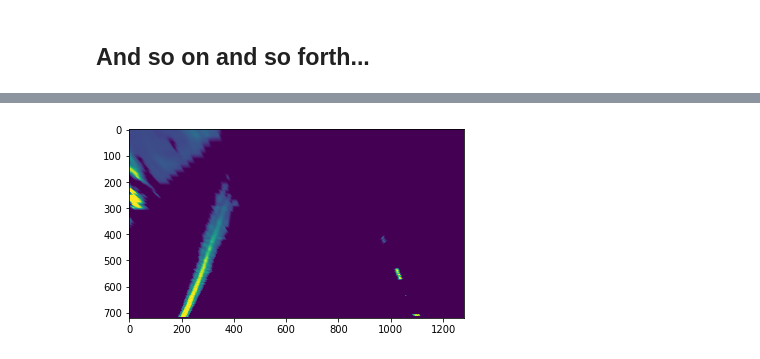
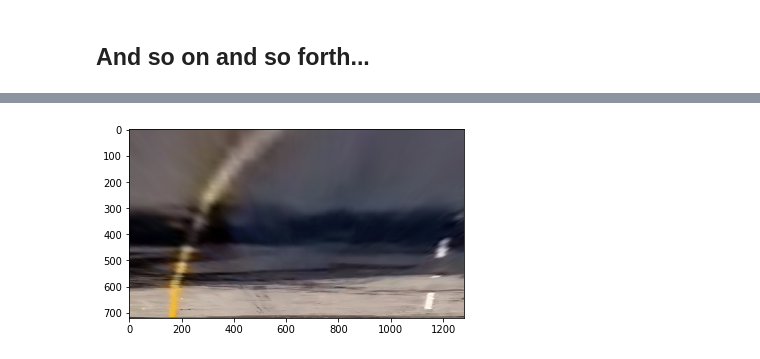
Before and after one commit to shohne/CarND-Advanced-Lane-Lines, a Jupyter notebook: P4.ipynb, the cells around one changed output, grey strips where cells are left out. Saved outputs shown, nothing was run; the diff lists cells and outputs as text; code cells hidden in the pictures.

```diff
--- a/P4.ipynb
+++ b/P4.ipynb
@@ -81,7 +81,16 @@ objpoints, imgpoints, images = getCalibrationParameters(
 ## And so on and so forth...
 # %%
 #img = cv2.imread('camera_cal/calibration3.jpg')
-img = cv2.imread('test_images/straight_lines1.jpg')
+#img = cv2.imread('test_images/straight_lines1.jpg')
+#img = cv2.imread('test_images/straight_lines2.jpg')
+#img = cv2.imread('test_images/test1.jpg')
+#img = cv2.imread('test_images/test2.jpg')
+#img = cv2.imread('test_images/test3.jpg')
+#img = cv2.imread('test_images/test4.jpg')
+img = cv2.imread('test_images/test5.jpg')
+#img = cv2.imread('test_images/test6.jpg')
+
+
 img = cv2.cvtColor(img,cv2.COLOR_BGR2RGB)
 gray = cv2.cvtColor(img,cv2.COLOR_BGR2GRAY)
 ret, mtx, dist, rvecs, tvecs = cv2.calibrateCamera(objpoints, imgpoints, gray.shape[::-1],None,None)
@@ -91,10 +100,10 @@ def warp(img):
     img_size = (img.shape[1], img.shape[0])
     src = np.float32(
         [
-            [1280-580, 430],   # top right
+            [1280-585, 445],   # top right
             [1280-  0, 720],   # bottom right
             [       0, 720],   # bottom left
-            [     580, 430]    # top left
+            [     585, 445]    # top left
 
         ]
     )
@@ -129,6 +127,6 @@ plt.show()
 # %%
-img_warped = warp(thres_s_channel)
+img_warped = warp(img)
 plt.imshow(img_warped)
 plt.show()
 # %% [output]
-[figure, old version]
+[figure, new version]
```
Also changed, not shown: parts of 13 cells of this notebook, 1 other file.
